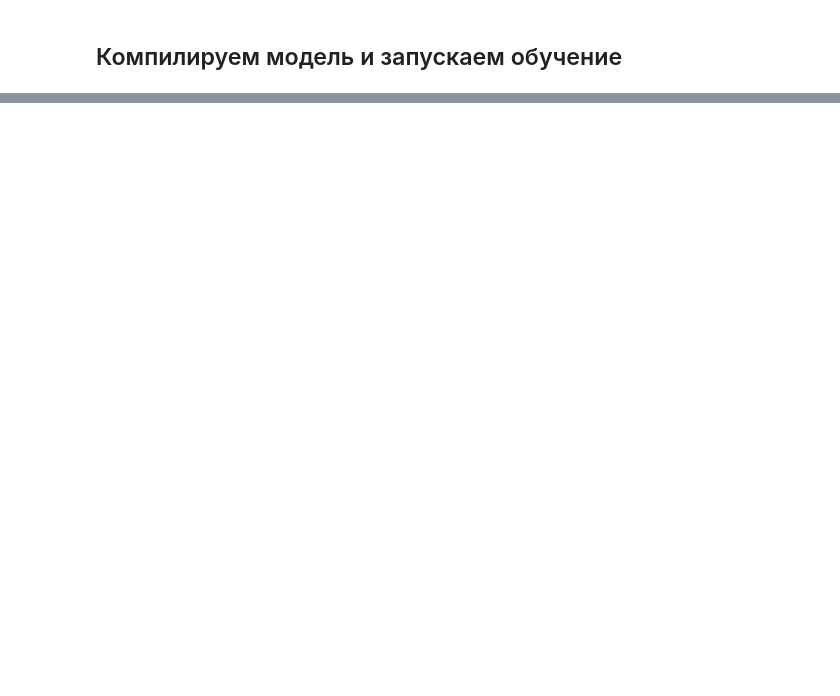
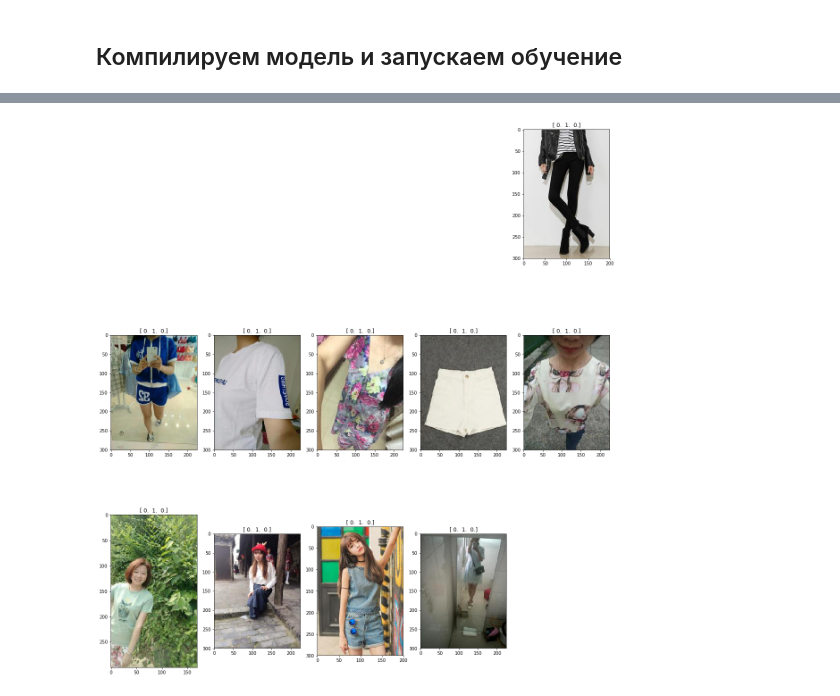
Before and after one commit to evovvan/deepfashion, a Jupyter notebook: deepfashion.ipynb, the cells around one changed output, grey strips where cells are left out. Saved outputs shown, nothing was run; the diff lists cells and outputs as text; code cells hidden in the pictures; blank space fills up the shorter version.

```diff
--- a/deepfashion.ipynb
+++ b/deepfashion.ipynb
@@ -174,6 +196,6 @@ validation_data = next(fit_generator(train_files[:train_val_split], train_val_sp
 # запускаем процесс обучения
 model.fit_generator(fit_generator(train_files[train_val_split:]),  # данные читаем функцией-генератором
         steps_per_epoch=10,  # число вызовов генератора за эпоху
-        epochs=10,  # число эпох обучения
+        epochs=5,  # число эпох обучения
         validation_data=validation_data)
 # %% [output]
@@ -200,0 +239,10 @@ Epoch 10/10
+# %%
+model.compile(optimizer = SGD(lr=0.0001, momentum=0.9),
+              loss = weighted_categorical_crossentropy(weights),  # функция потерь
+              metrics = ['accuracy'])
+# %%
+# запускаем обучение оставшихся слоев
+model.fit_generator(fit_generator(train_files[train_val_split:]),  # данные читаем функцией-генератором
+        steps_per_epoch=10,  # число вызовов генератора за эпоху
+        epochs=5,  # число эпох обучения
+        validation_data=validation_data)
@@ -206,5 +266,5 @@ def predict_generator(files):
         for path in files:
             yield np.array([load_image(path)])
 # %%
-pred = model.predict_generator(predict_generator(train_files[:train_val_split]),
-                               len(train_files[:train_val_split]), max_queue_size=500)
+pred = model.predict_generator(predict_generator(train_files[:10]),
+                               len(train_files[:10]), max_queue_size=500)
@@ -213,8 +271,8 @@ pred[:500]
 # %%
-%matplotlib inline
-from matplotlib import pyplot as plt
-fig = plt.figure(figsize=(20, 20))
-for i, (path, score) in enumerate(zip(train_files[:10], validation_data[:10]), 1):
+fig = plt.figure(figsize=(20, 30))
+for i, path in enumerate(train_files[:10], 1):
     subplot = fig.add_subplot(i // 5 + 1, 5, i)
     plt.imshow(plt.imread(path));
-    subplot.set_title( score);
+    subplot.set_title(pred[i-1]);
+# %% [output]
+[figure, added]
```
Also changed, not shown: parts of 16 cells of this notebook.
